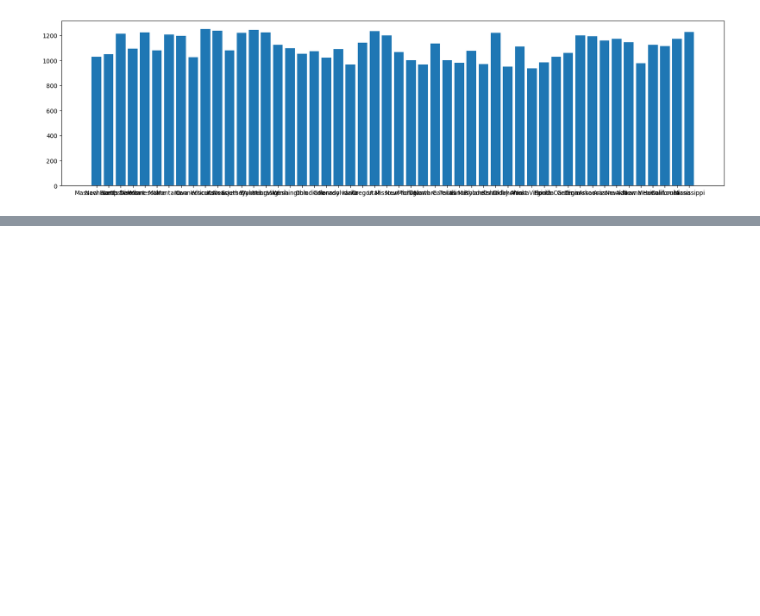
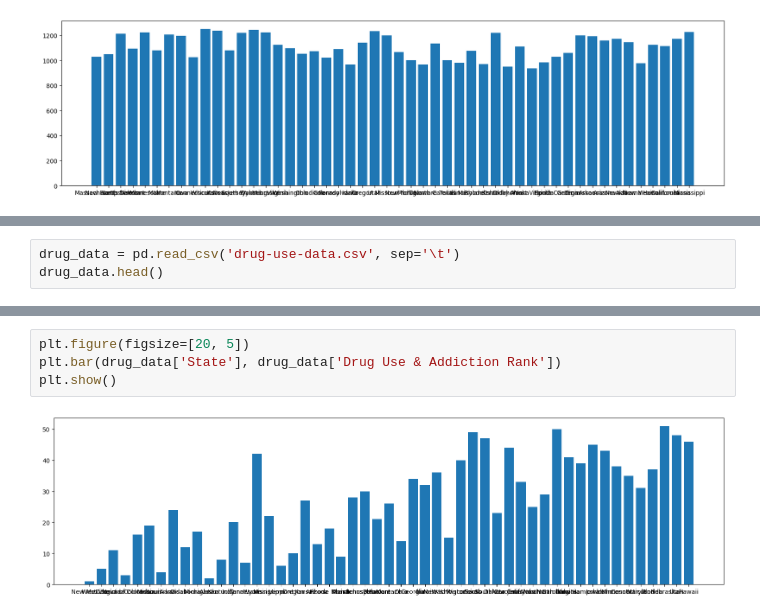
Before and after one commit to codycosta/ENGR201, a Jupyter notebook: weeks-9-10-final-project/project.ipynb, the cells around one changed output, grey strips where cells are left out. Drawn from its saved outputs; the diff is of its cells as text; blank space fills up the shorter version.

```diff
--- a/weeks-9-10-final-project/project.ipynb
+++ b/weeks-9-10-final-project/project.ipynb
@@ -127,0 +120,3 @@ plt.show()
+# %%
+drug_data = pd.read_csv('drug-use-data.csv', sep='\t')
+drug_data.head()
@@ -127,0 +130,6 @@ plt.show()
+# %%
+plt.figure(figsize=[20, 5])
+plt.bar(drug_data['State'], drug_data['Drug Use & Addiction Rank'])
+plt.show()
+# %% [output]
+[figure, added]
```
Also changed, not shown: parts of 13 cells of this notebook, 4 other files.
